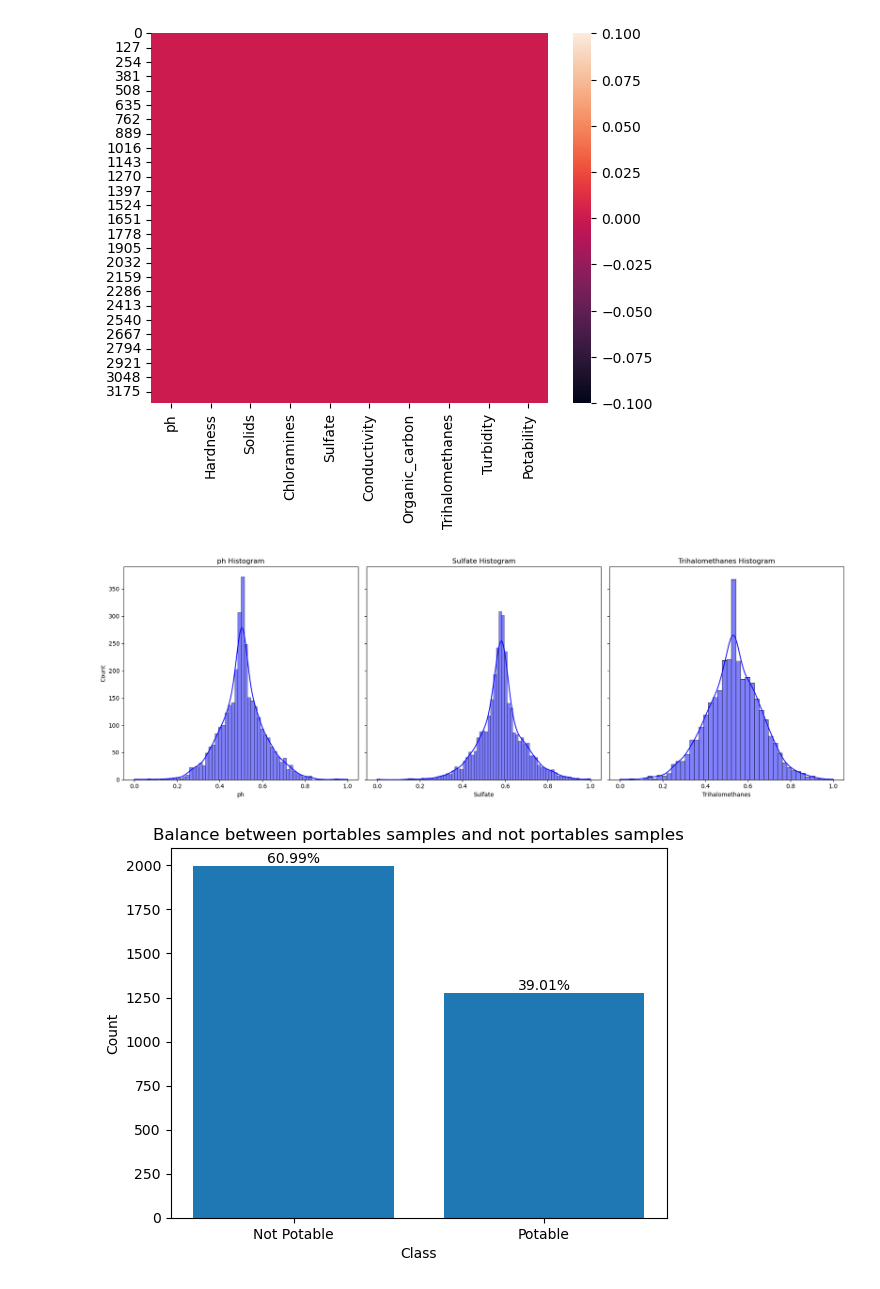
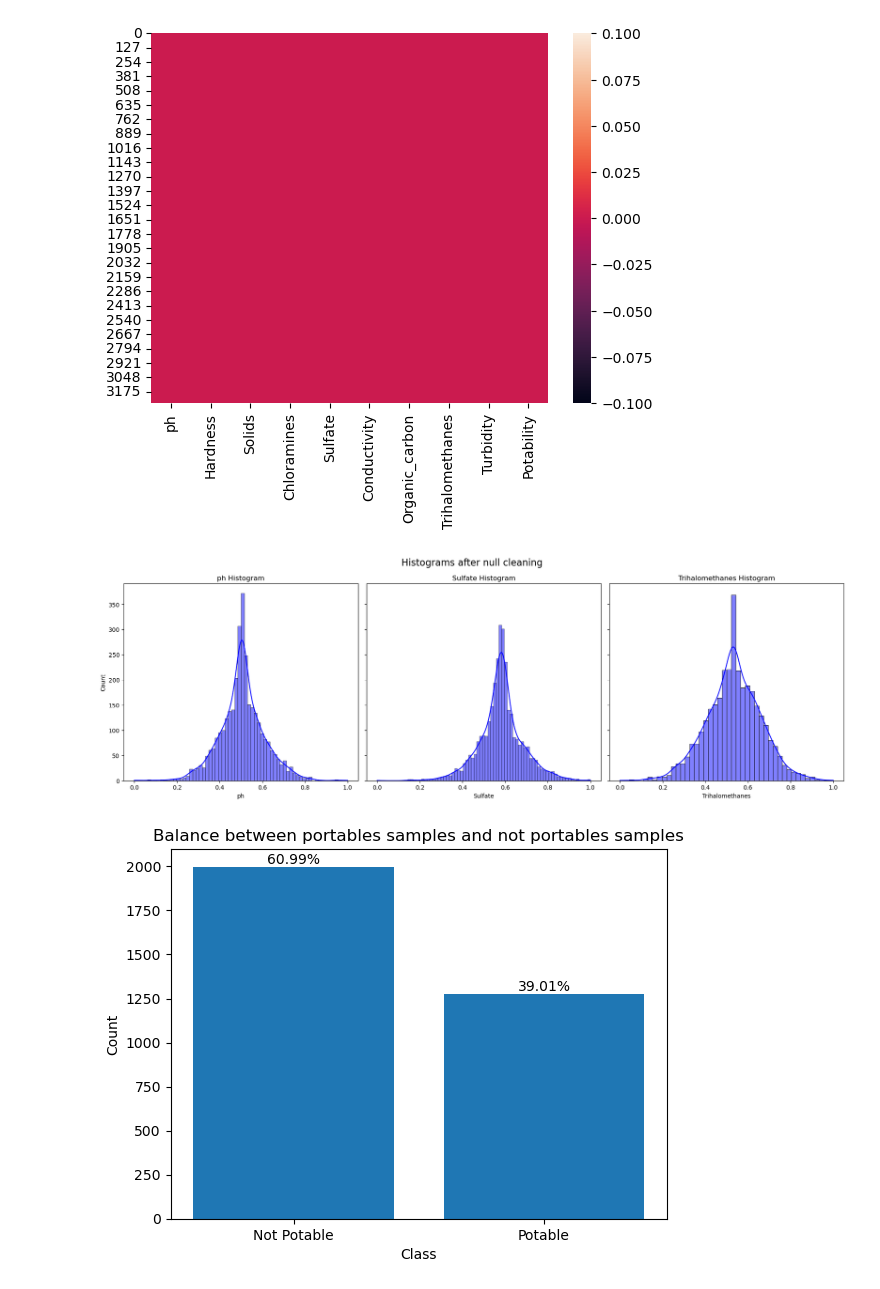
Before and after one commit to Yuval-Yarom/Predicting-Drinking-Water-Potability, a Jupyter notebook: EDA/EDA _Basic.ipynb, the cells around one changed output. Saved outputs shown, nothing was run; the diff lists cells and outputs as text; code cells hidden in the pictures.

```diff
--- a/EDA/EDA _Basic.ipynb
+++ b/EDA/EDA _Basic.ipynb
@@ -110,3 +111,20 @@ plt.title('Standard Deviation of Features after Linear Normalization')
 plt.show()
 # %% [output]
 [figure]
+# %%
+# Create subplots using Seaborn
+fig, axes = plt.subplots(1, 3, figsize=(18, 6), sharey=True)
+
+# Features to plot
+features = [normalized_df['ph'], normalized_df['Sulfate'], normalized_df['Trihalomethanes']]
+
+# Plot histograms for each feature
+for i, feature in enumerate(features):
+    sns.histplot(data=feature, ax=axes[i], kde=True, color='blue', stat='count')
+    axes[i].set_title(f'{feature.name} Histogram')
+
+# Add a title to the entire figure
+fig.suptitle('Histograms before null cleaning', fontsize=16)
+
+plt.tight_layout()
+plt.show()
@@ -139,19 +159,21 @@ sns.heatmap(df_clean.isnull());
 # %%
 # Create subplots using Seaborn
 fig, axes = plt.subplots(1, 3, figsize=(18, 6), sharey=True)
 
 # Features to plot
 features = [df_clean['ph'], df_clean['Sulfate'], df_clean['Trihalomethanes']]
 
 # Plot histograms for each feature
 for i, feature in enumerate(features):
     sns.histplot(data=feature, ax=axes[i], kde=True, color='blue', stat='count')
     axes[i].set_title(f'{feature.name} Histogram')
 
+# Add a title to the entire figure
+fig.suptitle('Histograms after null cleaning', fontsize=16)
 plt.tight_layout()
 plt.show()
 # %% [output]
-[figure, old version]
+[figure, new version]
 # %%
 # depart labels from features
 vY = df_clean['Potability']
```
Also changed, not shown: parts of 5 cells of this notebook.
